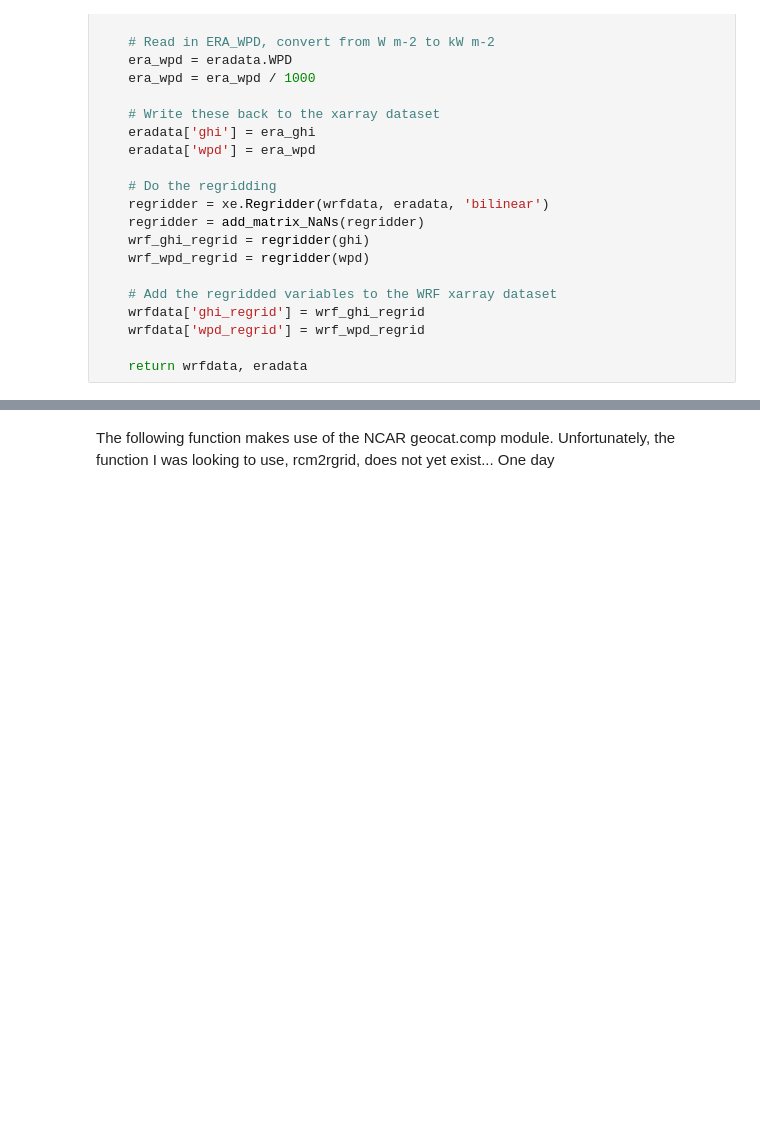
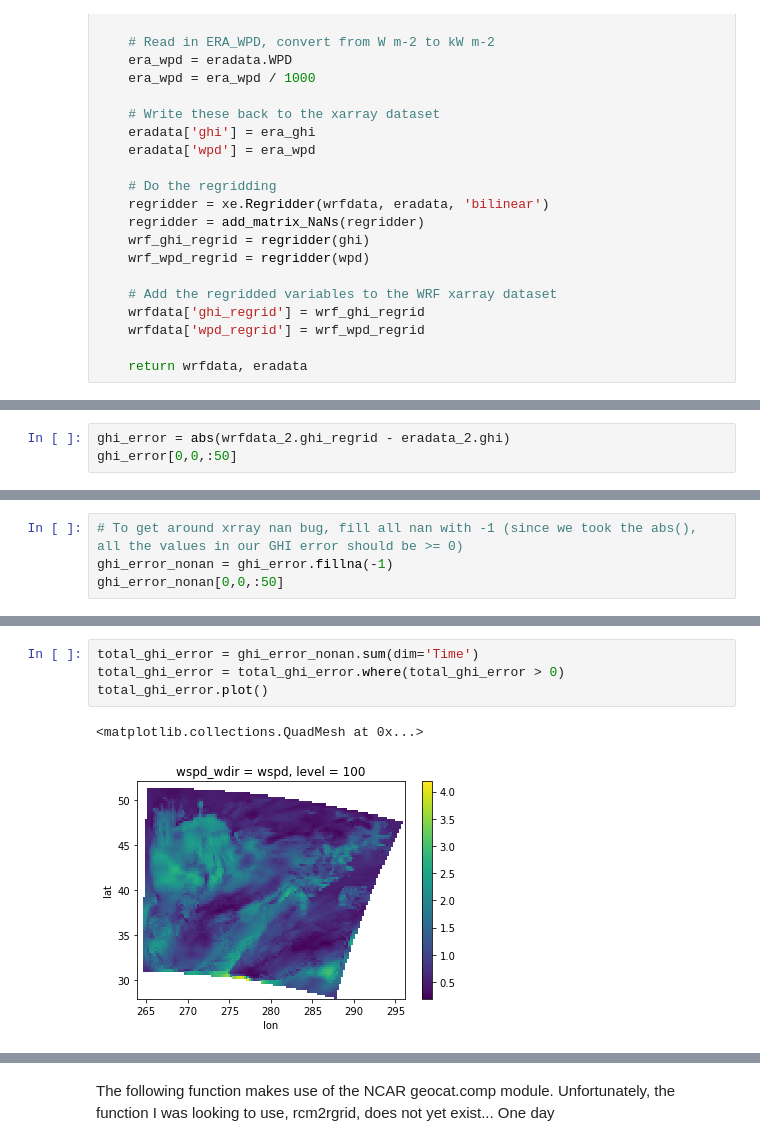
Before and after one commit to jeffreysward/met4ene, a Jupyter notebook: post/python/WRF_regridding.ipynb, the cells around one changed output, grey strips where cells are left out. Saved outputs shown, nothing was run; the diff lists cells and outputs as text; blank space fills up the shorter version.

Commit message:
Updated the method for regridding in runwrf and rewrote the fitness correction factor example to match.

```diff
--- a/post/python/WRF_regridding.ipynb
+++ b/post/python/WRF_regridding.ipynb
@@ -254,0 +309,3 @@ wpd2d.plot()
+# %%
+ghi_error = abs(wrfdata_2.ghi_regrid - eradata_2.ghi)
+ghi_error[0,0,:50]
@@ -254,0 +325,4 @@ wpd2d.plot()
+# %%
+# To get around xrray nan bug, fill all nan with -1 (since we took the abs(), all the values in our GHI error should be >= 0)
+ghi_error_nonan = ghi_error.fillna(-1)
+ghi_error_nonan[0,0,:50]
@@ -254,0 +342,7 @@ wpd2d.plot()
+# %%
+total_ghi_error = ghi_error_nonan.sum(dim='Time')
+total_ghi_error = total_ghi_error.where(total_ghi_error > 0)
+total_ghi_error.plot()
+# %% [output]
+<matplotlib.collections.QuadMesh at 0x...>
+[figure, added]
```
Also changed, not shown: parts of 15 cells of this notebook, 4 other files.
